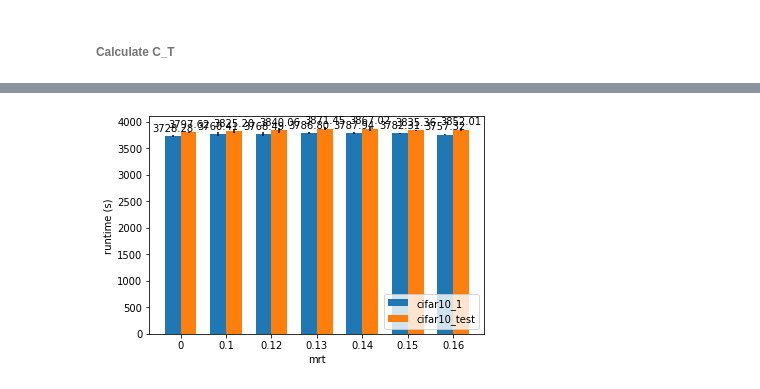
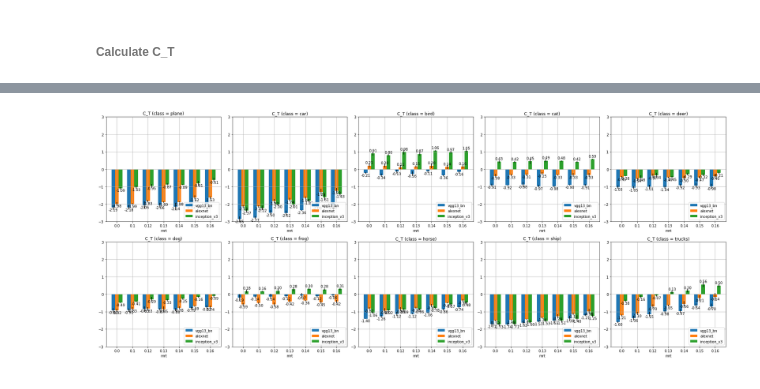
Before and after one commit to jybai/MRGAN, a Jupyter notebook: notebooks/compare_mrts.ipynb, the cells around one changed output, grey strips where cells are left out. Saved outputs shown, nothing was run; the diff lists cells and outputs as text; code cells hidden in the pictures.

```diff
--- a/notebooks/compare_mrts.ipynb
+++ b/notebooks/compare_mrts.ipynb
@@ -474,0 +553,6 @@ n_class = 9
+# %%
+proj_models = {
+    'inception_v3': inception.WrappedInception3().eval().to(device),
+    'vgg13_bn': vgg.wrapped_vgg13_bn().eval().to(device),
+    'alexnet': alexnet.WrappedAlexNet().eval().to(device)
+}
@@ -474,0 +569,8 @@ n_class = 9
+# %%
+all_class_stats = {}
+# %%
+for proj_name, proj_model in proj_models.items():
+    for run_name, runs in {'sagan': sagan_runs, 'diffaug': diffaug_runs}.items():
+        print(f'{run_name}_{proj_name}')
+        all_class_stats[f'{run_name}_{proj_name}'] = calculate_C_T(
+            runs, {k: ref_dls[k] for k in ['cifar10_train', 'cifar10_1']}, proj_model)
@@ -475 +595,5 @@ n_class = 9
+# %%
+if not os.path.isfile('all_C_Ts.pkl'):
+    with open('all_C_Ts.pkl', 'wb') as f:
+        pickle.dump(all_class_stats, f)
 # %%
@@ -638,23 +640,4 @@ plt.legend(loc='lower right')
-# %%
-n_dset = len(nnds_stats)
-
-x = np.arange(len(sampled_inception_activations))  # the label locations
-width = 0.7 / n_dset  # the width of the bars
-x_shifts = np.arange(n_dset) * width - (n_dset - 1) * width / 2
-
-for x_shift, (dset_name, stats) in zip(x_shifts, times_stats.items()):
-
-    nnd_mean = [np.mean(v) for v in stats.values()]
-    nnd_std = [np.std(v) for v in stats.values()]
-    rects = plt.bar(x + x_shift, nnd_mean, width, yerr=nnd_std,
-                    label=dset_name.replace('valid', 'test'))
-
-    misc.autolabel(rects, plt)
-    plt.xticks(x, labels=[mrt for mrt in stats.keys()])
-plt.xlabel('mrt')
-plt.ylabel('runtime (s)')
-plt.legend(loc='lower right')
-
-# plt.savefig('nnd_times(mrts).pdf', bbox_inches='tight')
-# %% [output]
-[figure, removed]
+# %%
+plot_C_T_intraproj(all_class_stats, 'diffaug', savefig_fname='mem_generalization(cifar10_diffaug).pdf')
+# %% [output]
+[figure, added]
```
Also changed, not shown: parts of 28 cells of this notebook, 27 other files.
